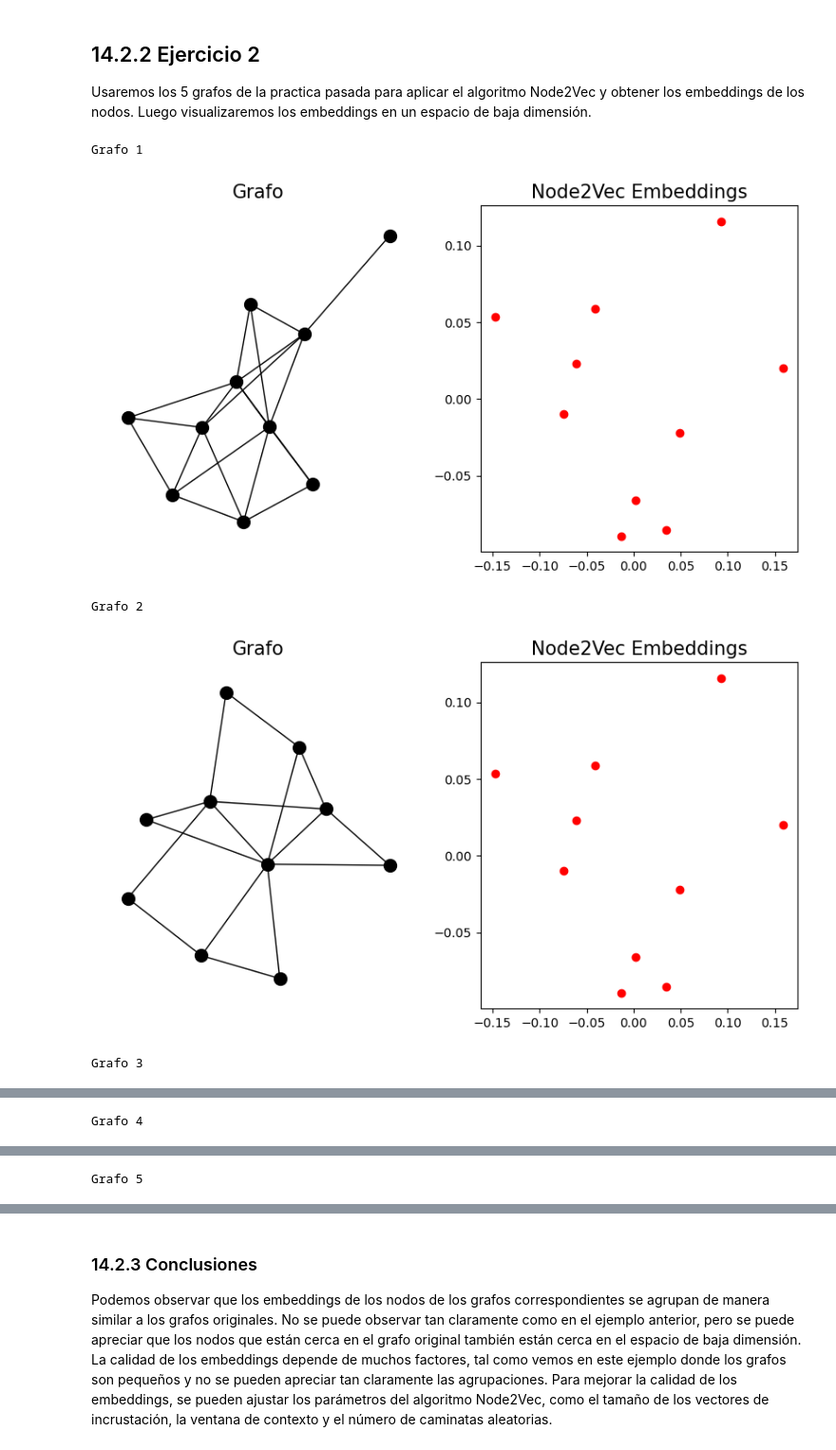
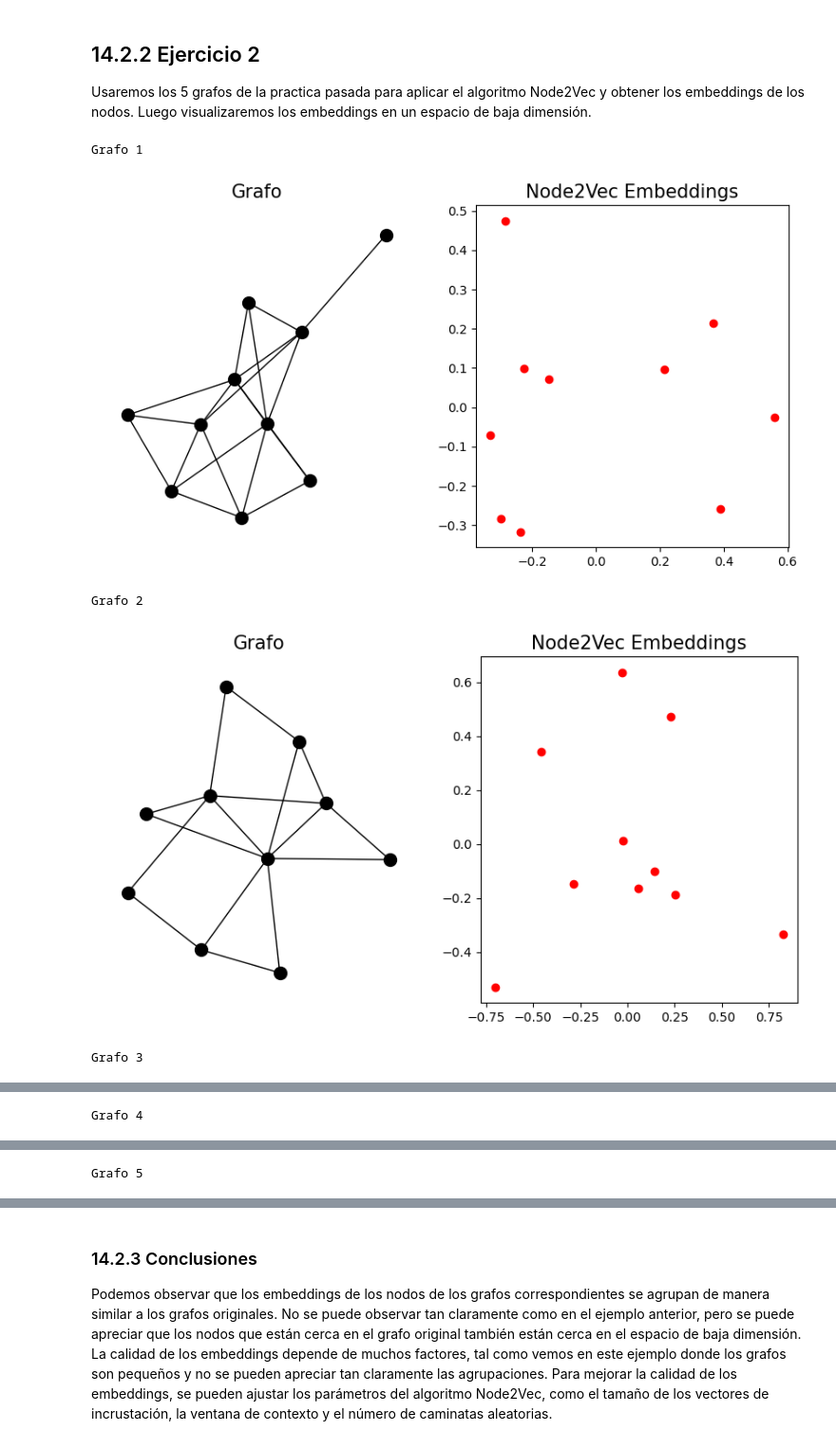
Before and after one commit to JBLOZ/IA, a Jupyter notebook: Mates Discretas/practica4/Node2Vec.ipynb, the cells around one changed output, grey strips where cells are left out. Shown at 95% size. Drawn from its saved outputs; the diff is of its cells as text; code cells hidden in the pictures.

Commit message:
node2vec

```diff
--- a/Mates Discretas/practica4/Node2Vec.ipynb
+++ b/Mates Discretas/practica4/Node2Vec.ipynb
@@ -132,39 +132,41 @@ G5 = nx.stochastic_block_model([5, 5], [[1, 0.2], [0.2, 1]], seed=3)
 # %%
 # Entrenamiento del modelo Node2Vec para cada grafo, guardaremos el grafo, el modelo y los embeddings en una tupla para manejar posteriormente de forma más sencilla la impresion de los grafos y embeddings
 
-G1_model1_embeddings1 = (G1, node2vec(G1, dimensions=20, num_walks=100, walk_length=80), np.array([model.wv[str(node)] for node in G1.nodes()]))
-G2_model2_embeddings2 = (G2, node2vec(G2, dimensions=20, num_walks=100, walk_length=80), np.array([model.wv[str(node)] for node in G2.nodes()]))
-G3_model3_embeddings3 = (G3, node2vec(G3, dimensions=20, num_walks=100, walk_length=80), np.array([model.wv[str(node)] for node in G3.nodes()]))
-G4_model4_embeddings4 = (G4, node2vec(G4, dimensions=20, num_walks=100, walk_length=80), np.array([model.wv[str(node)] for node in G4.nodes()]))
-G5_model5_embeddings5 = (G5, node2vec(G5, dimensions=20, num_walks=100, walk_length=80), np.array([model.wv[str(node)] for node in G5.nodes()]))
+G1_model1_embeddings1 = (G1, np.array([node2vec(G1, dimensions=20, num_walks=50, walk_length=80).wv[str(node)] for node in G1.nodes()]))
+G2_model2_embeddings2 = (G2, np.array([node2vec(G2, dimensions=20, num_walks=50, walk_length=80).wv[str(node)] for node in G2.nodes()]))
+G3_model3_embeddings3 = (G3, np.array([node2vec(G3, dimensions=20, num_walks=50, walk_length=80).wv[str(node)] for node in G3.nodes()]))
+G4_model4_embeddings4 = (G4, np.array([node2vec(G4, dimensions=20, num_walks=50, walk_length=80).wv[str(node)] for node in G4.nodes()]))
+G5_model5_embeddings5 = (G5, np.array([node2vec(G5, dimensions=20, num_walks=50, walk_length=80).wv[str(node)] for node in G5.nodes()]))
+
 
 
 # He creado una función para imprimir el grafo y los embeddings en un solo gráfico para poder compararlos visualmente y no tener que escribirlos 5 veces, lo que hace el codigo es calcular los embeddings y visualizarlos en un gráfico junto con el grafo original.
 def impresion(G, embeddings):
+
     pca = PCA(n_components=2)
     embeddings_2d = pca.fit_transform(embeddings)
 
     # juntaremos la visualización del grafo y de los embeddings en un solo gráfico
 
     plt.figure(figsize=(10, 5))
     plt.subplot(1, 2, 1)
     pos = nx.spring_layout(G, seed=1)
     nx.draw(G, pos, node_size=100, node_color='black', font_weight='bold', font_size=10)
     plt.title(f"Grafo", fontsize=15)
 
     plt.subplot(1, 2, 2)
     plt.scatter(embeddings_2d[:, 0], embeddings_2d[:, 1], c='r')
     plt.title("Node2Vec Embeddings", fontsize=15)
     plt.show()
 
 # Por cada grafo, imprimimos el grafo y los embeddings
 
-for i, (G, model, embeddings) in enumerate([G1_model1_embeddings1, G2_model2_embeddings2, G3_model3_embeddings3, G4_model4_embeddings4, G5_model5_embeddings5]):
+for i, (G, embeddings) in enumerate([G1_model1_embeddings1, G2_model2_embeddings2, G3_model3_embeddings3, G4_model4_embeddings4, G5_model5_embeddings5]):
     print(f"Grafo {i+1}")
     impresion(G, embeddings)
 # %% [output]
 Grafo 1
-[figure, old version]
+[figure, new version]
 Grafo 2
-[figure, old version]
+[figure, new version]
 Grafo 3
```
Also changed, not shown: parts of 4 cells of this notebook, 2 other files.
